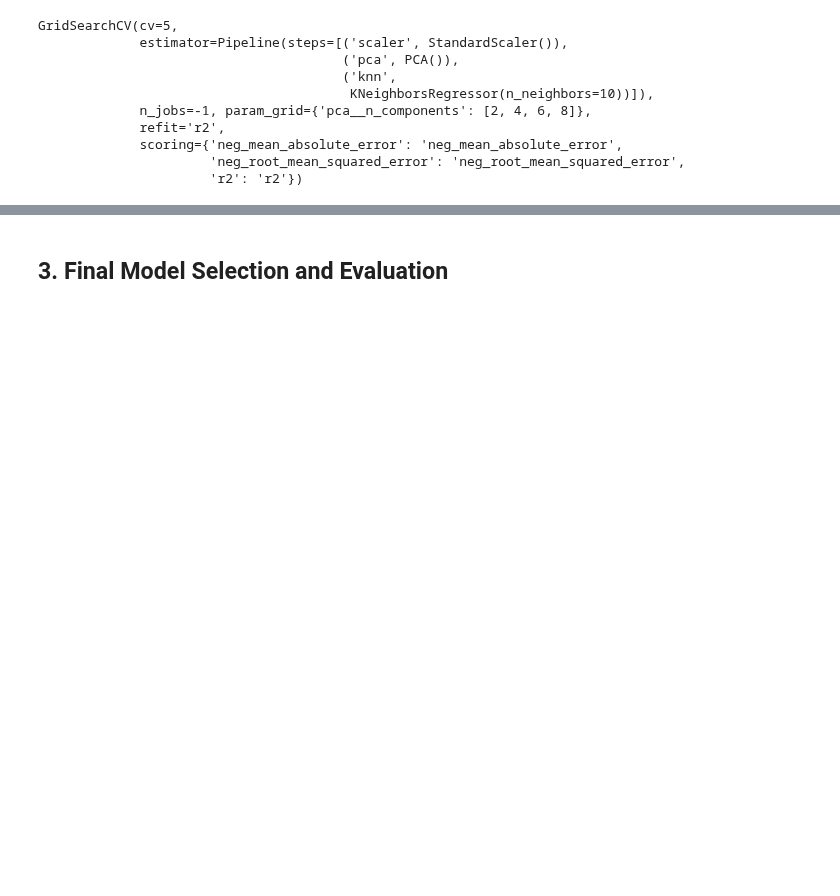
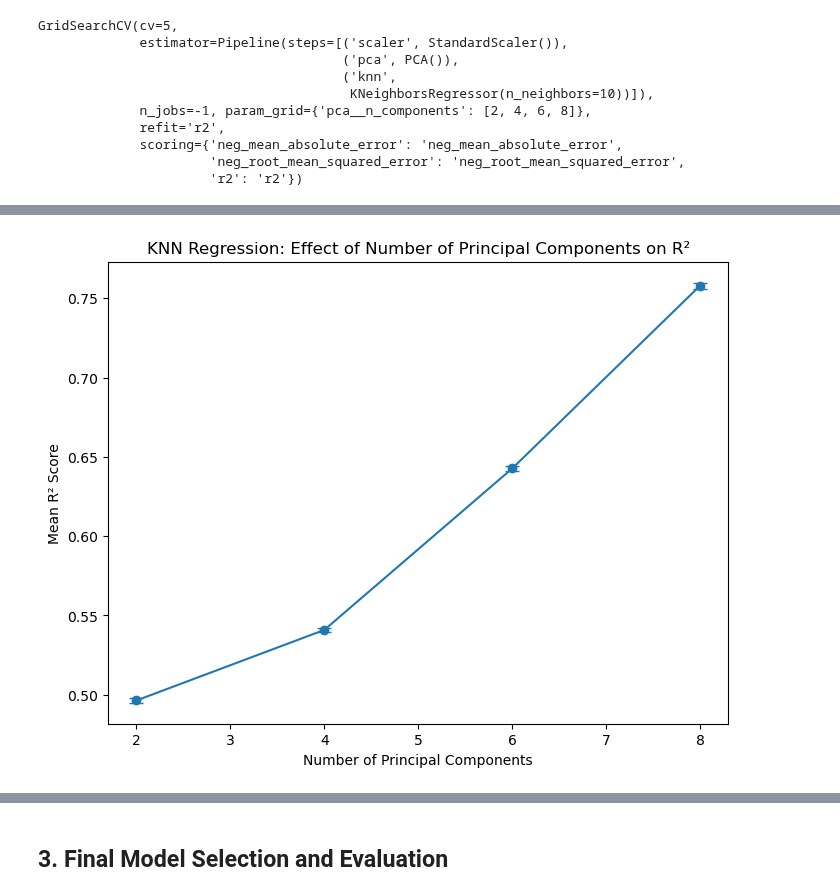
Before and after one commit to charralbert/Taxi_Trip_Duration, a Jupyter notebook: project_deliverable3_Group33.ipynb, the cells around one changed output, grey strips where cells are left out. Saved outputs shown, nothing was run; the diff lists cells and outputs as text; code cells hidden in the pictures; blank space fills up the shorter version.

Commit message:
added std and some graphs

```diff
--- a/project_deliverable3_Group33.ipynb
+++ b/project_deliverable3_Group33.ipynb
@@ -134,5 +135,6 @@ applying pca
 # %%
-knn_pipeline = Pipeline([
+#Create a pipeline for the PCA test
+pca_test_pipeline = Pipeline([
     ("scaler", StandardScaler()),
     ('pca', PCA()),
     ("knn", KNeighborsRegressor(n_neighbors = 10))
@@ -148,7 +152,8 @@ scoring = {
     "neg_root_mean_squared_error": "neg_root_mean_squared_error"
 }
 # %%
-knn_tuning_pca = GridSearchCV(knn_pipeline, pca_param_grid, scoring = scoring, refit = "r2", cv=5, n_jobs=-1)
+#Perform GridSearchCV to find the best number of principal components
+knn_tuning_pca = GridSearchCV(pca_test_pipeline, pca_param_grid, scoring = scoring, refit = "r2", cv=5, n_jobs=-1)
 knn_tuning_pca.fit(X_train, y_train)
 # %% [output]
 GridSearchCV(cv=5,
@@ -173,0 +201,14 @@ print(show)
+# %%
+x_pca = results_pca["param_pca__n_components"]
+y_pca = results_pca["mean_test_r2"]
+y_err_pca = results_pca["std_test_r2"]
+
+plt.figure(figsize=(8,6))
+plt.errorbar(x_pca, y_pca, yerr=y_err_pca, fmt='-o', capsize=5)
+
+plt.title("KNN Regression: Effect of Number of Principal Components on R²")
+plt.xlabel("Number of Principal Components")
+plt.ylabel("Mean R² Score")
+plt.show()
+# %% [output]
+[figure, added]
```
Also changed, not shown: parts of 19 cells of this notebook.
